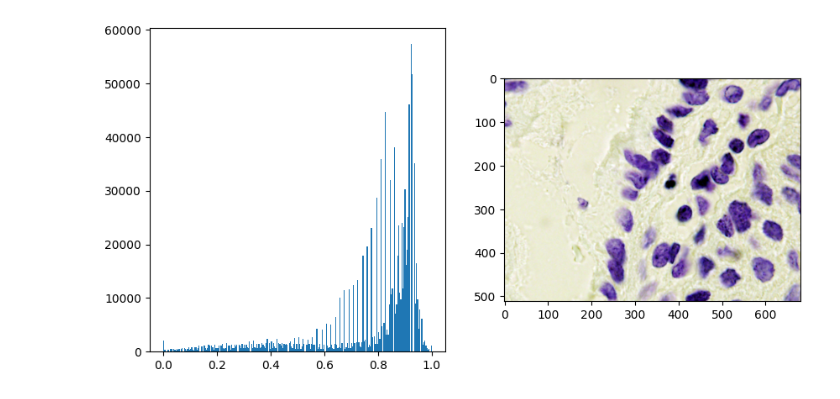
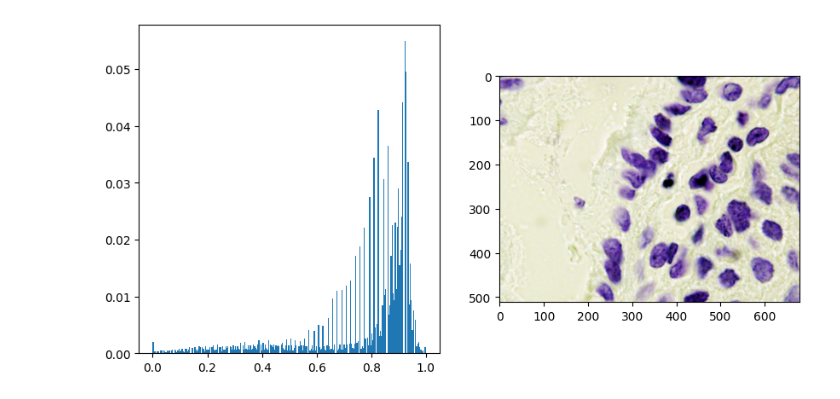
Before and after one commit to stasiek-j/hackathon, a Jupyter notebook: EDA.ipynb, the cells around one changed output. Drawn from its saved outputs; the diff is of its cells as text; code cells hidden in the pictures.

```diff
--- a/EDA.ipynb
+++ b/EDA.ipynb
@@ -6,14 +7,15 @@ import os
 # %%
 def plt_img_hist(img_path):
     img_arr = plt.imread(img_path)
-    counts, bins = np.histogram(img_arr, bins=256, range=(0,1))
+    counts, bins = np.histogram(img_arr, bins=256, density=True)
+    counts = counts / counts.sum()
     fig, axes = plt.subplots(1,2, figsize=(10,5))
     # axes[0].plot(bins[:-1], counts)
     # axes[0].stairs(counts, bins)
     axes[0].hist(bins[:-1], bins, weights=counts)
     axes[1].imshow(img_arr)
     plt.show()
 
 plt_img_hist("few/imgs/44afae184c89e6ba55985b4d341acc1ae1e8b6ef96312064e0e6e630e022b078.png")
 # %% [output]
-[figure, old version]
+[figure, new version]
```
Also changed, not shown: parts of 13 cells of this notebook.
